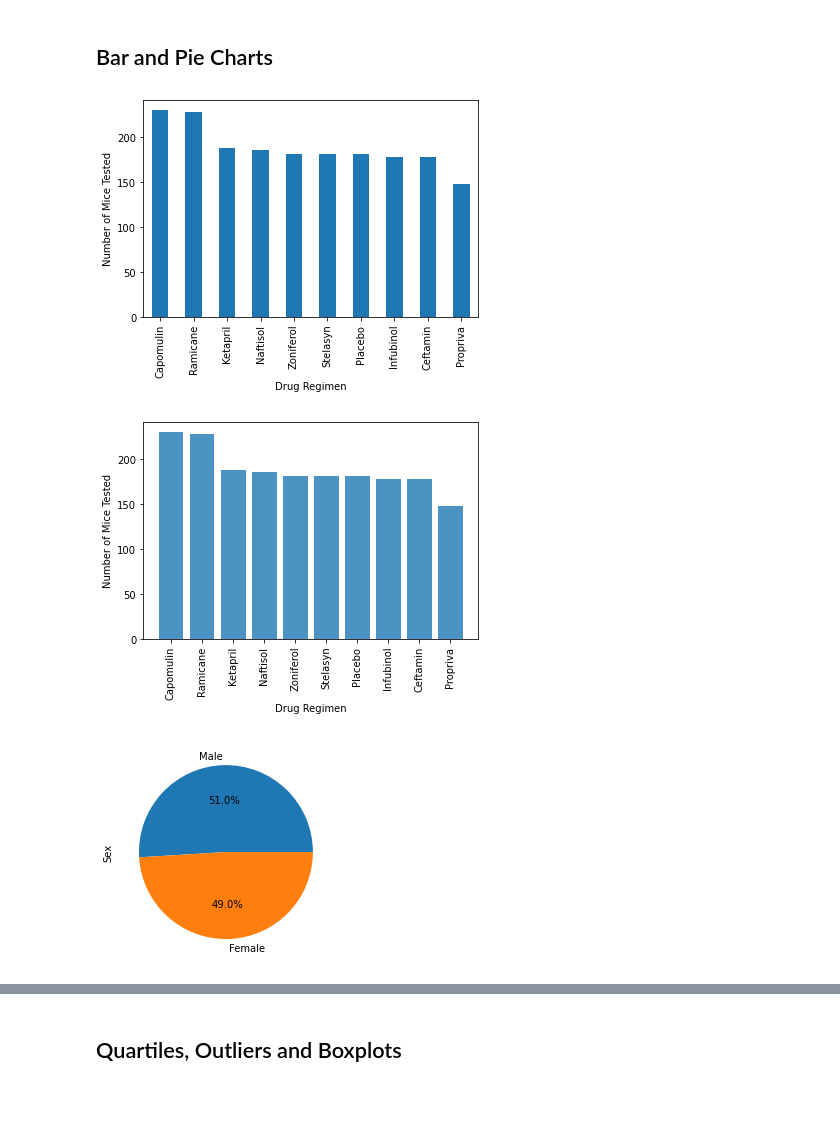
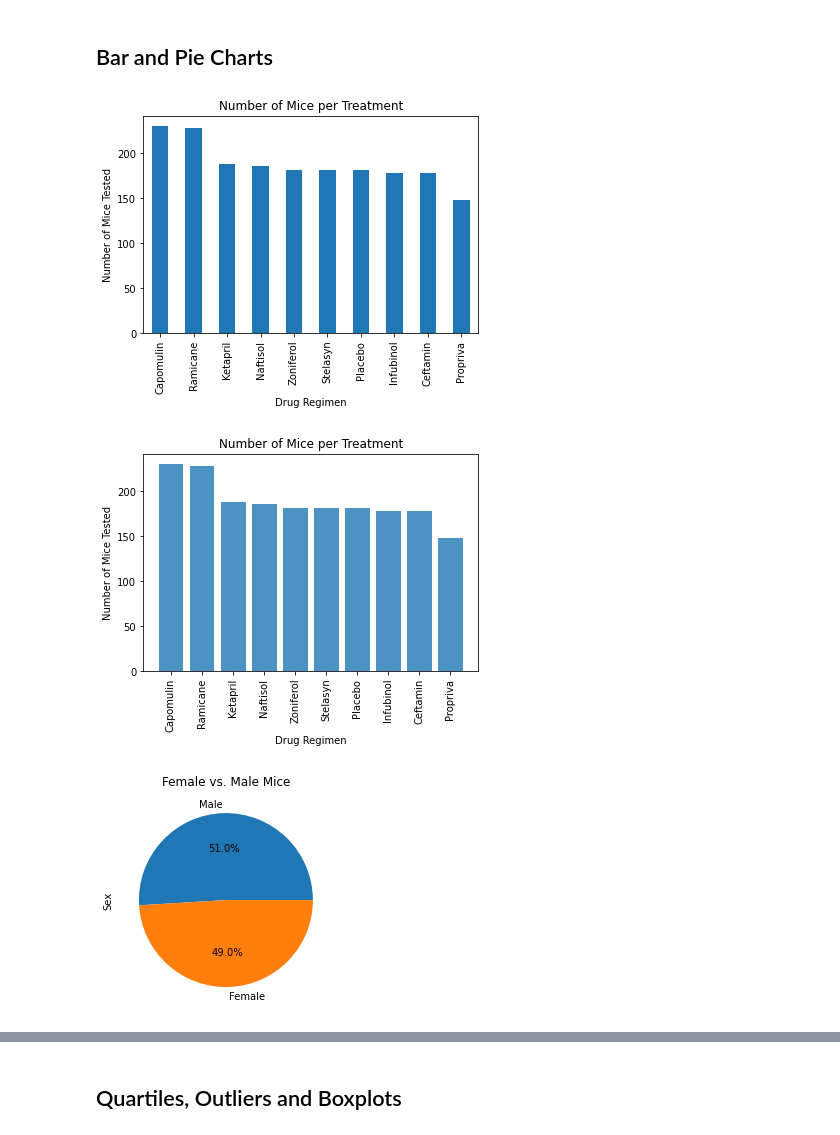
Before and after one commit to Salllym/Matplotlib-The-Power-of-Plots, a Jupyter notebook: Pymaceuticals/pymaceuticals_starter.ipynb, the cells around one changed output, grey strips where cells are left out. Drawn from its saved outputs; the diff is of its cells as text; code cells hidden in the pictures; blank space fills up the shorter version.

```diff
--- a/Pymaceuticals/pymaceuticals_starter.ipynb
+++ b/Pymaceuticals/pymaceuticals_starter.ipynb
@@ -149,17 +149,18 @@ summary_agg
 # %%
 # Generate a bar plot showing the total number of timepoints for all mice tested for each drug regimen using Pandas.
 #first create a group series using the 'Drug Regimen' column and, counting the number of data points for each Drug Regimen
 mice_count = clean_df["Drug Regimen"].value_counts()
 
 plot_pandas = mice_count.plot.bar(color='tab:blue')
 
 # Set the xlabel, ylabel, and title using class methods
 plt.xlabel("Drug Regimen")
 plt.ylabel("Number of Mice Tested")
+plt.title("Number of Mice per Treatment")
 
 plt.show()
 # %% [output]
-[figure, old version]
+[figure, new version]
 # %%
 # Generate a bar plot showing the total number of timepoints for all mice tested for each drug regimen using pyplot.
 
@@ -174,17 +175,19 @@ plt.bar(x_axis, y_axis, color='tab:blue', alpha=0.8, align='center')
 plt.xlabel("Drug Regimen")
 plt.ylabel("Number of Mice Tested")
 plt.xticks(rotation="vertical")
+plt.title("Number of Mice per Treatment")
 
 plt.show()
 # %% [output]
-[figure, old version]
+[figure, new version]
 # %%
 # Generate a pie plot showing the distribution of female versus male mice using Pandas
 gender_data = clean_df["Sex"].value_counts()
 gender_data.plot.pie(autopct= "%1.1f%%")
+plt.title("Female vs. Male Mice")
 plt.show()
 # %% [output]
-[figure, old version]
+[figure, new version]
 # %%
 # Generate a pie plot showing the distribution of female versus male mice using pyplot
 labels = ['Female', 'Male']
```
Also changed, not shown: parts of 4 cells of this notebook.
